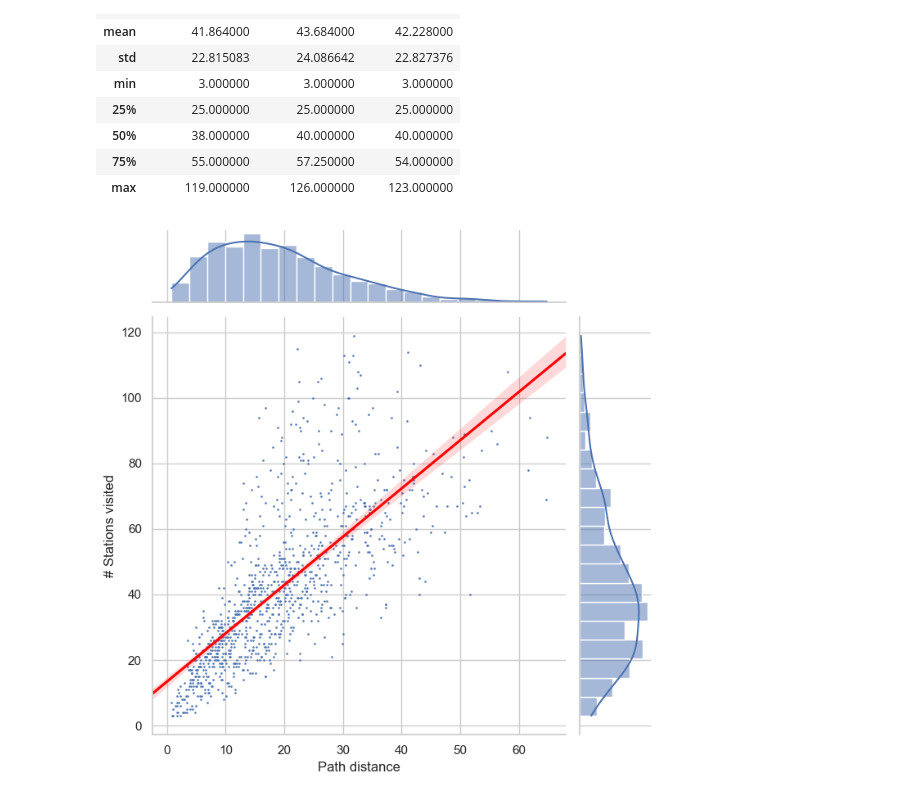
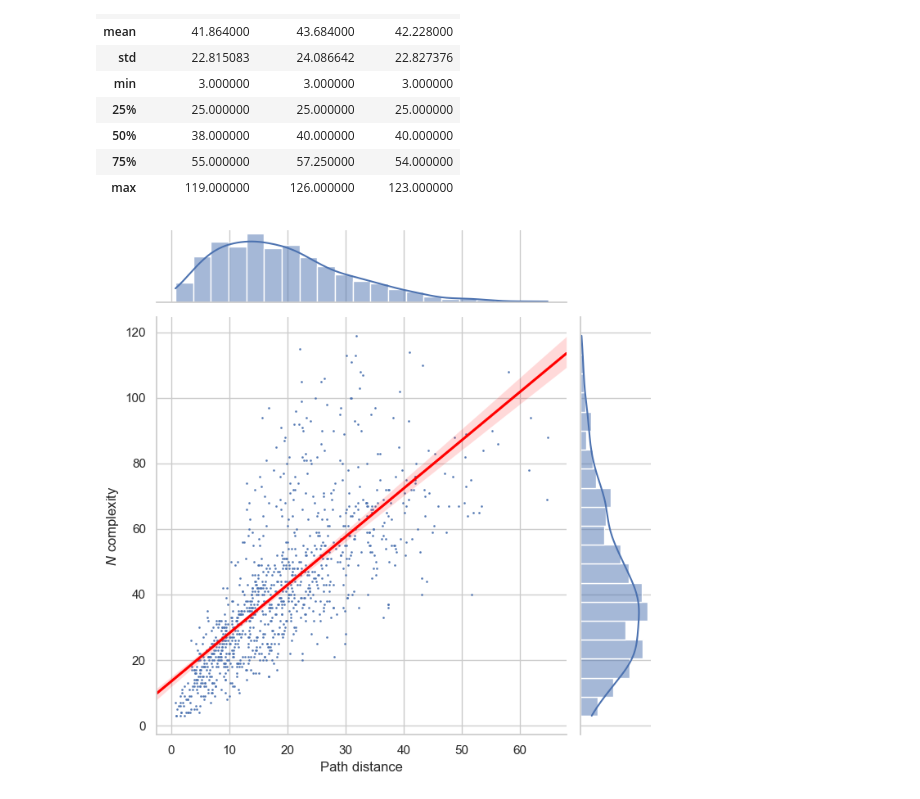
Before and after one commit to SustechSTA303/STA303-Assignment03, a Jupyter notebook: exp1.ipynb, the cells around one changed output. Cells and saved outputs as stored; diff of their text form; code cells hidden in the pictures.

```diff
--- a/exp1.ipynb
+++ b/exp1.ipynb
@@ -142,11 +142,11 @@ astar_df.describe()
 # %%
 # Relationship between closize and distance of atar
 reg_df = pd.DataFrame(
-    {'# Stations visited': closize_df["astar_manhattan"],
+    {r'$N$ complexity': closize_df["astar_manhattan"],
      'Path distance': dis_df["astar_manhattan"],
     })
-sns.jointplot(data=reg_df, x="Path distance", y="# Stations visited", kind="reg", truncate=False,
+sns.jointplot(data=reg_df, x="Path distance", y=r"$N$ complexity", kind="reg", truncate=False,
               color="b", height=7, scatter_kws={"s": 1}, line_kws={"color": "red"})
 plt.savefig("./fig/reg.pdf")
 # %% [output]
-[figure, old version]
+[figure, new version]
```
Also changed, not shown: parts of 2 cells of this notebook, 2 other files.
